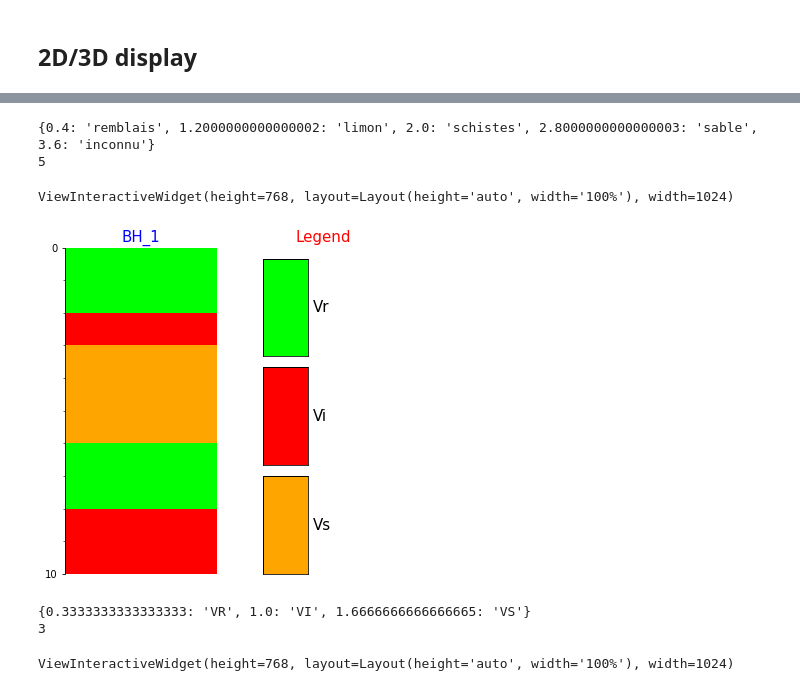
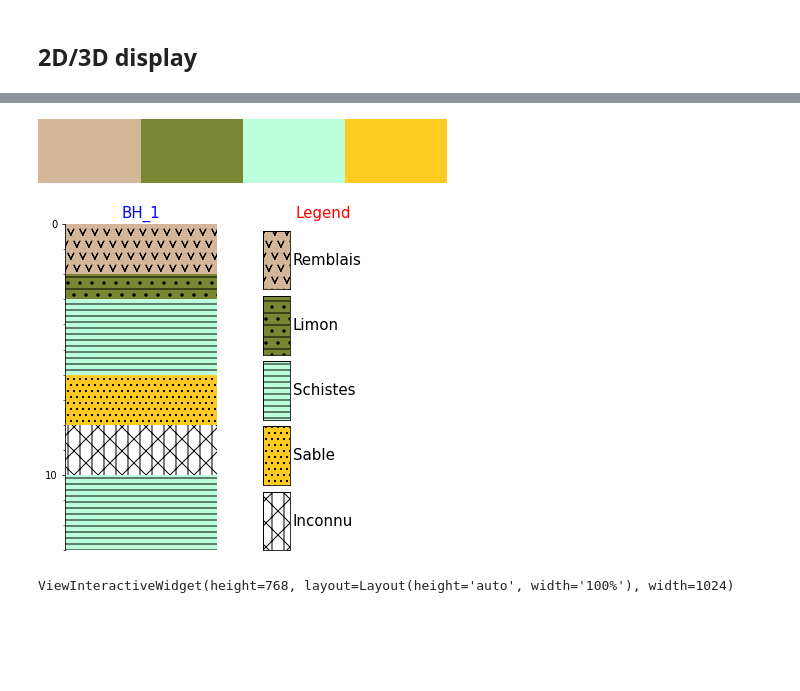
Before and after one commit to kaufmanno/GSDMA, a Jupyter notebook: playground/TFE_test/Samples_representation.ipynb, the cells around one changed output, grey strips where cells are left out. Drawn from its saved outputs; the diff is of its cells as text; code cells hidden in the pictures; blank space fills up the shorter version.

```diff
--- a/playground/TFE_test/Samples_representation.ipynb
+++ b/playground/TFE_test/Samples_representation.ipynb
@@ -33,3 +53,19 @@ leg_dict = {'lithology':{'legend': lithology_memoris}, 'pollutant':{'legend': po
+# %%
+samples_intervals = [Interval(top=0, base=2, components=[samples[0]], data={'Naphtalene':50}),
+                     Interval(top=2, base=3, components=[samples[1]], data={'Benzene': {'value': 1.52, 'units': 'µg/l'}}),
+                     Interval(top=3, base=6, components=[samples[2]]),
+                     Interval(top=6, base=8, components=[samples[3]]),
+                     Interval(top=8, base=10, components=[samples[4]]),
+                     Interval(top=10, base=13, components=[samples[2]])]
+# %%
+samples_intervals_2 = [Interval(top=0, base=2, components=[samples[0]], data={'Naphtalene':50}),
+                     Interval(top=2, base=3, components=[samples[1]], data={'Benzene': {'value': 1.52, 'units': 'µg/l'}}),
+                     Interval(top=3, base=6, components=[samples[2]]),
+                     Interval(top=6, base=8, components=[samples[3]]),
+                     Interval(top=8, base=10, components=[samples[2]]),
+                     Interval(top=10, base=13, components=[samples[0]])]
 # %%
-bh3d = Borehole3D(name='BH_1', intervals=samples_intervals, legend_dict=leg_dict, length=10, )
+bh3d_1 = Borehole3D(name='BH_1', intervals=samples_intervals, legend_dict=leg_dict)
+bh3d_2 = Borehole3D(name='BH_2', intervals=samples_intervals_2, legend_dict=leg_dict)
+bh3d_list = [bh3d_1, bh3d_2]
 # %% [output]
@@ -93,6 +82,0 @@ from utils.omf import build_bh3d_legend_cmap
-# %%
-bh3d_list = [bh3d, bh3d_2, bh3d_3]
-
-synth_leg_dict, detail_leg_dict = build_bh3d_legend_cmap(bh3d_list, legend_dict=leg_dict,
-                                                         repr_attrib_list=['lithology', 'pollutant'],
-                                                         compute_all=True,)# verbose=True)
@@ -135,16 +139,12 @@ bh3d.log_plot(repr_attribute='lithology')
+# %%
+bh3d_list[0].legend_dict[attrib[0]]['cmap']
+# %% [output]
+[figure, added]
+# %%
+bh3d_list[0].log_plot(repr_attribute=attrib[0])
+# %% [output]
+[figure, added]
 # %%
-bh3d.plot3d(repr_attribute='lithology')
+bh3d_list[0].plot3d(repr_attribute='lithology')
 # %% [output]
-{0.4: 'remblais', 1.2000000000000002: 'limon', 2.0: 'schistes', 2.8000000000000003: 'sable', 3.6: 'inconnu'}
-5
+ViewInteractiveWidget(height=768, layout=Layout(height='auto', width='100%'), width=1024)
-ViewInteractiveWidget(height=768, layout=Layout(height='auto', width='100%'), width=1024)
-# %%
-bh3d.log_plot(repr_attribute='pollutant')#, repr_legend=pollutant_memoris)
-# %% [output]
-[figure, removed]
-# %%
-bh3d.plot3d(repr_attribute='pollutant', repr_legend=pollutant_memoris)
-# %% [output]
-{0.3333333333333333: 'VR', 1.0: 'VI', 1.6666666666666665: 'VS'}
-3
-ViewInteractiveWidget(height=768, layout=Layout(height='auto', width='100%'), width=1024)
```
Also changed, not shown: parts of 62 cells of this notebook, 4 other files.
